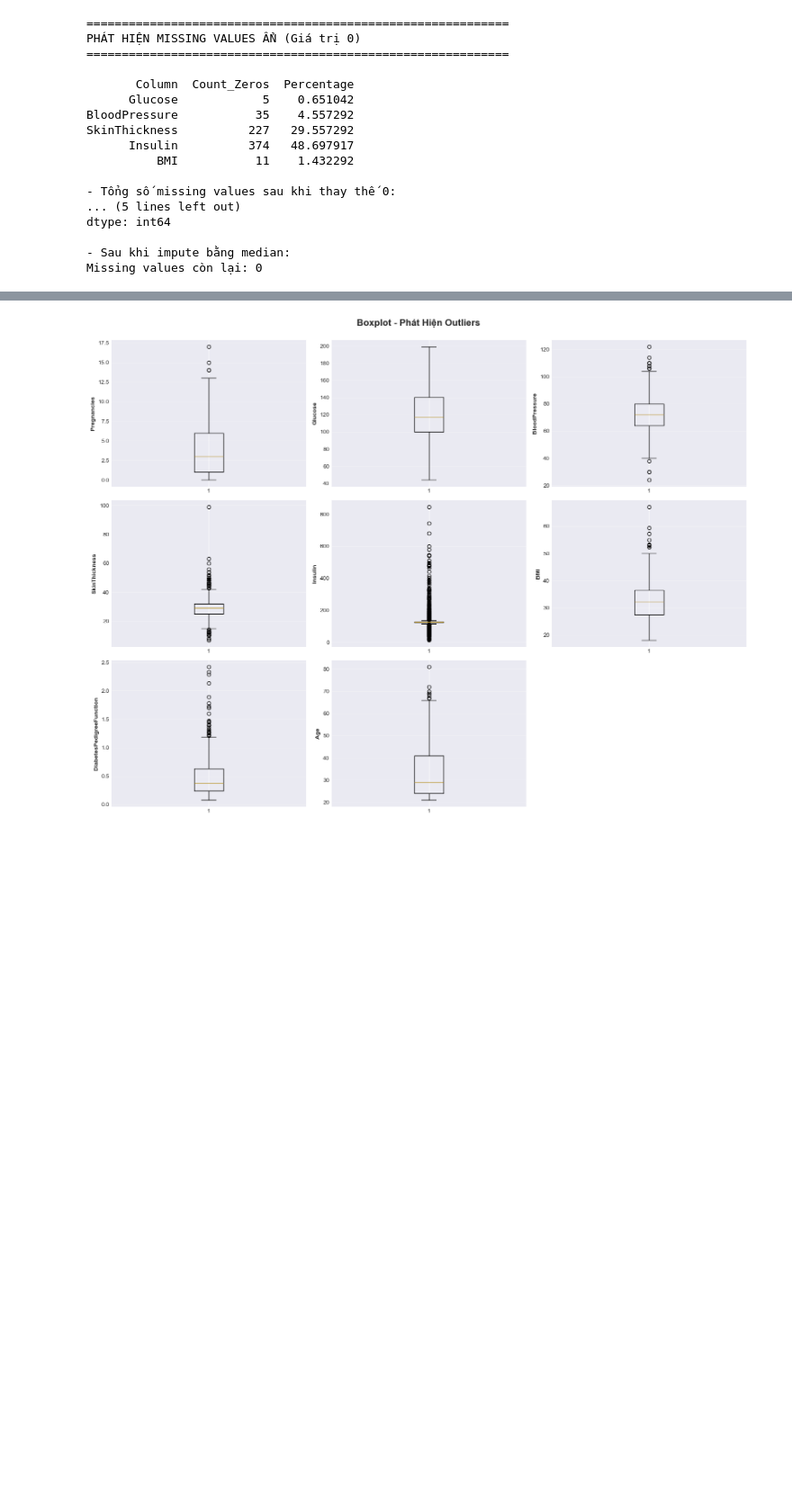
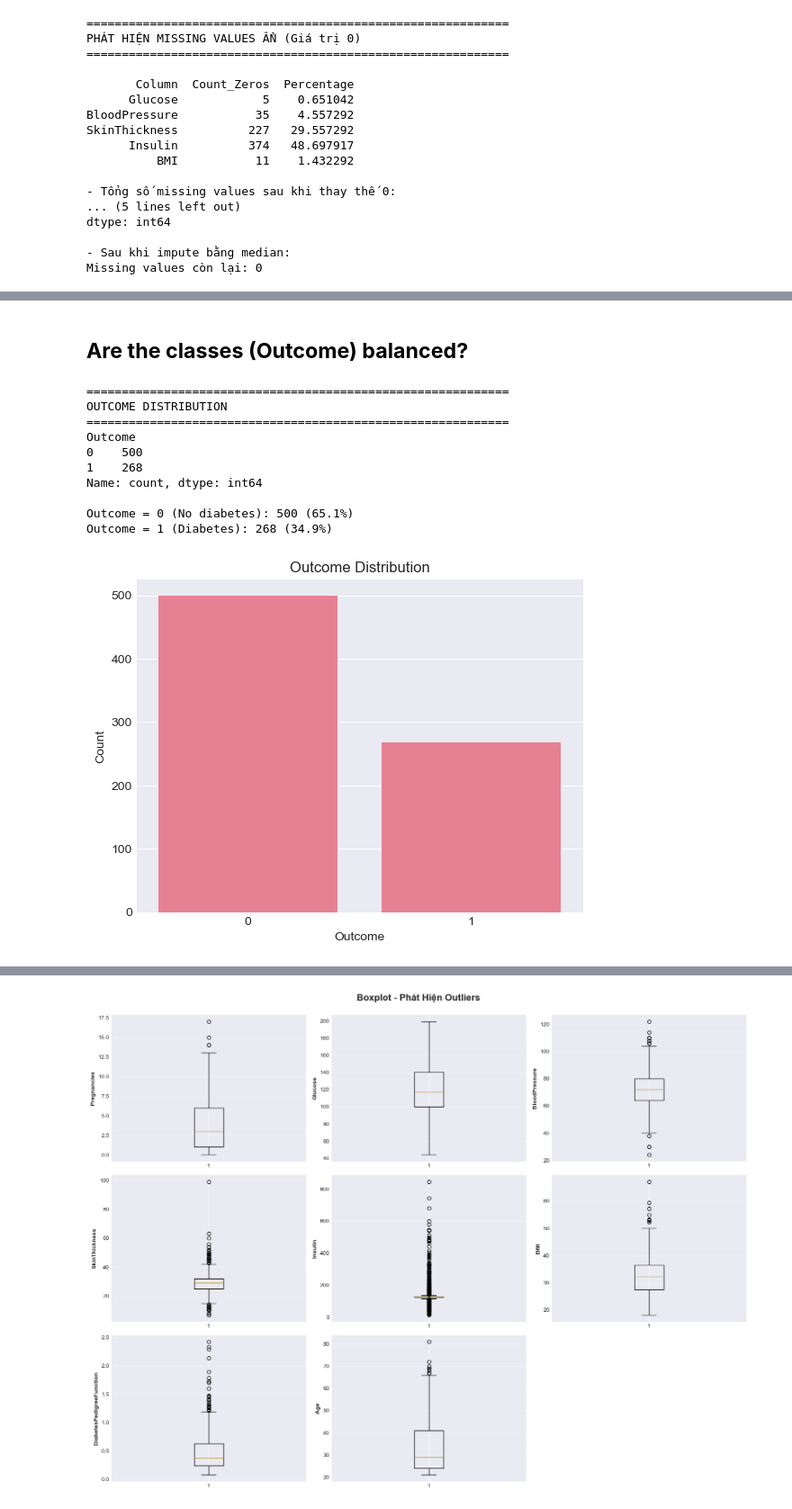
Before and after one commit to quang950/CoSoTriTueNhanTao-2026, a Jupyter notebook: ai_practice_prj/lesson1/lab06_eda/Lab3_EDA_Pima_Diabetes.ipynb, the cells around one changed output, grey strips where cells are left out. Shown at 90% size. Cells and saved outputs as stored; diff of their text form; code cells hidden in the pictures; blank space fills up the shorter version.

```diff
--- a/ai_practice_prj/lesson1/lab06_eda/Lab3_EDA_Pima_Diabetes.ipynb
+++ b/ai_practice_prj/lesson1/lab06_eda/Lab3_EDA_Pima_Diabetes.ipynb
@@ -205,0 +222,31 @@ Phương pháp **IQR (Interquartile Range)**: Nếu một giá trị nằm ngoà
+# %% [markdown]
+## **Are the classes (Outcome) balanced?**
+# %%
+# Check Outcome balance
+print("\n" + "=" * 60)
+print("OUTCOME DISTRIBUTION")
+print("=" * 60)
+outcome_counts = df['Outcome'].value_counts()
+print(outcome_counts)
+print(f"\nOutcome = 0 (No diabetes): {outcome_counts[0]} ({outcome_counts[0]/len(df)*100:.1f}%)")
+print(f"Outcome = 1 (Diabetes): {outcome_counts[1]} ({outcome_counts[1]/len(df)*100:.1f}%)")
+
+# Visualize with seaborn
+import matplotlib.pyplot as plt
+sns.countplot(x=df['Outcome'])
+plt.title('Outcome Distribution')
+plt.xlabel('Outcome')
+plt.ylabel('Count')
+plt.show()
+# %% [output]
+============================================================
+OUTCOME DISTRIBUTION
+============================================================
+Outcome
+0    500
+1    268
+Name: count, dtype: int64
+
+Outcome = 0 (No diabetes): 500 (65.1%)
+Outcome = 1 (Diabetes): 268 (34.9%)
+[figure, added]
```
Also changed, not shown: parts of 21 cells of this notebook.
